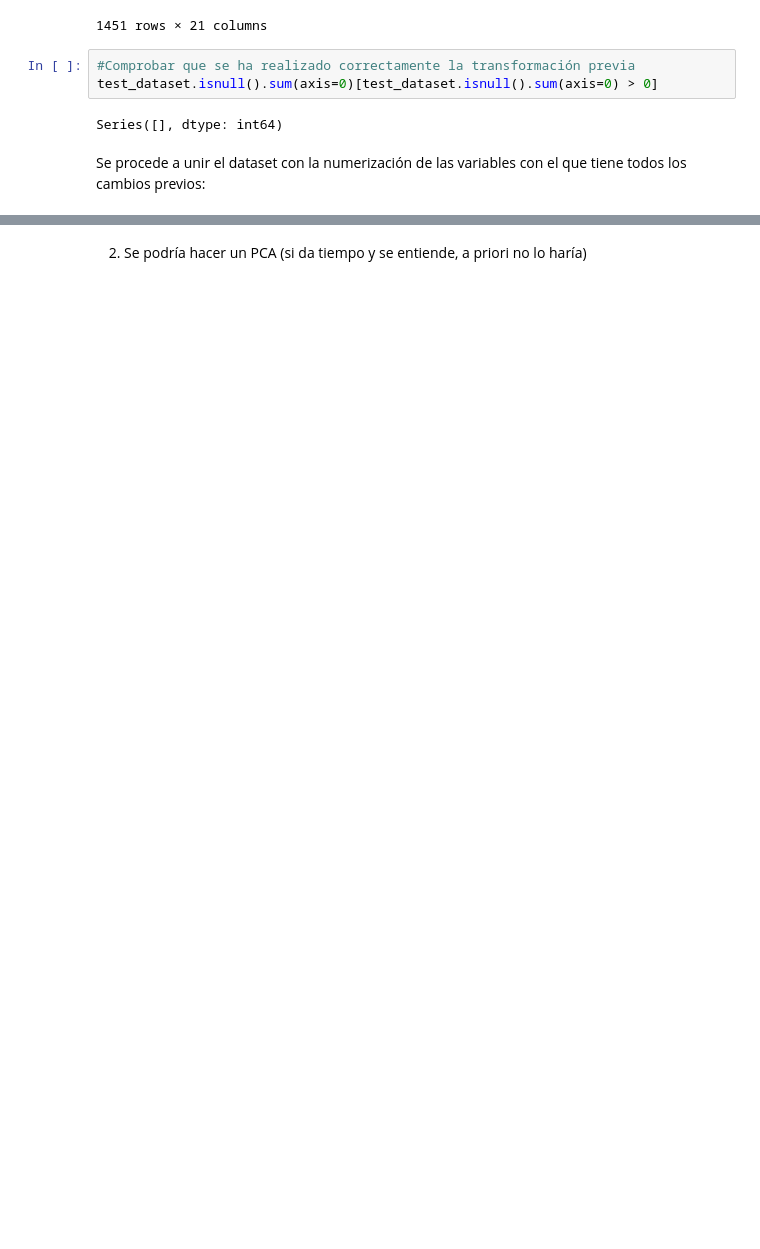
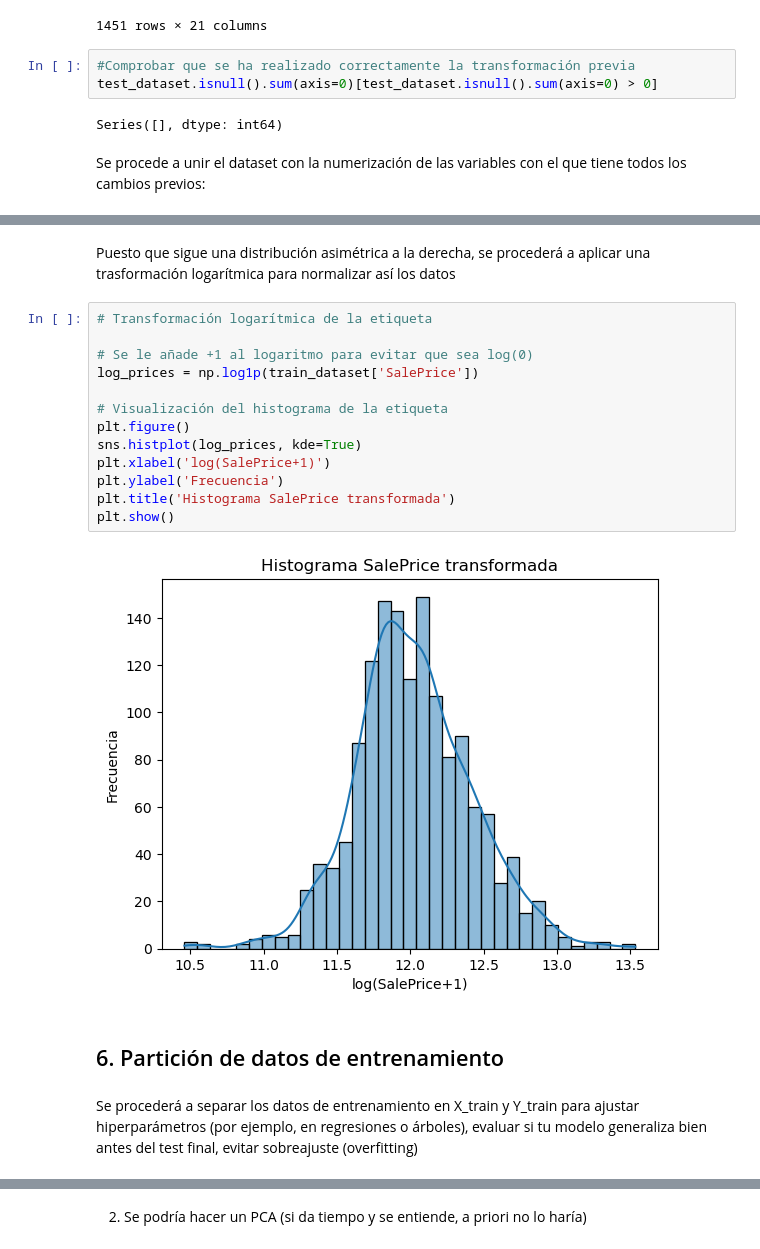
Before and after one commit to mmarzap19/SuperPoderosas, a Jupyter notebook: Mojo_jojo.ipynb, the cells around one changed output, grey strips where cells are left out. Saved outputs shown, nothing was run; the diff lists cells and outputs as text; blank space fills up the shorter version.

```diff
--- a/Mojo_jojo.ipynb
+++ b/Mojo_jojo.ipynb
@@ -623,0 +534,21 @@ Principalmente en contrarios es el estado actual vs el año de remodelacion lo c
+# %% [markdown]
+Puesto que sigue una distribución asimétrica a la derecha, se procederá a aplicar una trasformación logarítmica para normalizar así los datos
+# %%
+# Transformación logarítmica de la etiqueta
+
+# Se le añade +1 al logaritmo para evitar que sea log(0)
+log_prices = np.log1p(train_dataset['SalePrice'])
+
+# Visualización del histograma de la etiqueta
+plt.figure()
+sns.histplot(log_prices, kde=True)
+plt.xlabel('log(SalePrice+1)')
+plt.ylabel('Frecuencia')
+plt.title('Histograma SalePrice transformada')
+plt.show()
+# %% [output]
+[figure, added]
+# %% [markdown]
+## 6. Partición de datos de entrenamiento
+# %% [markdown]
+Se procederá a separar los datos de entrenamiento en X_train y Y_train para ajustar hiperparámetros (por ejemplo, en regresiones o árboles), evaluar si tu modelo generaliza bien antes del test final, evitar sobreajuste (overfitting)
```
Also changed, not shown: parts of 27 cells of this notebook.
